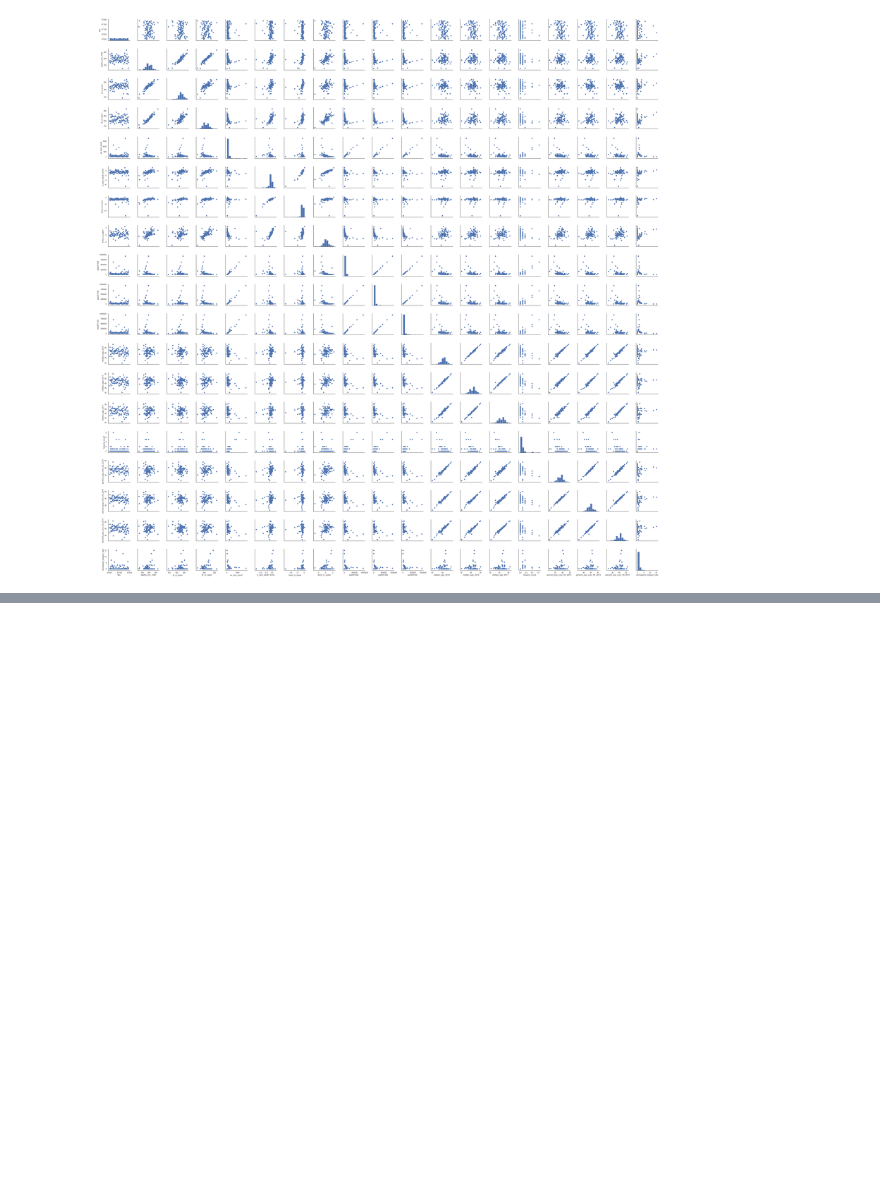
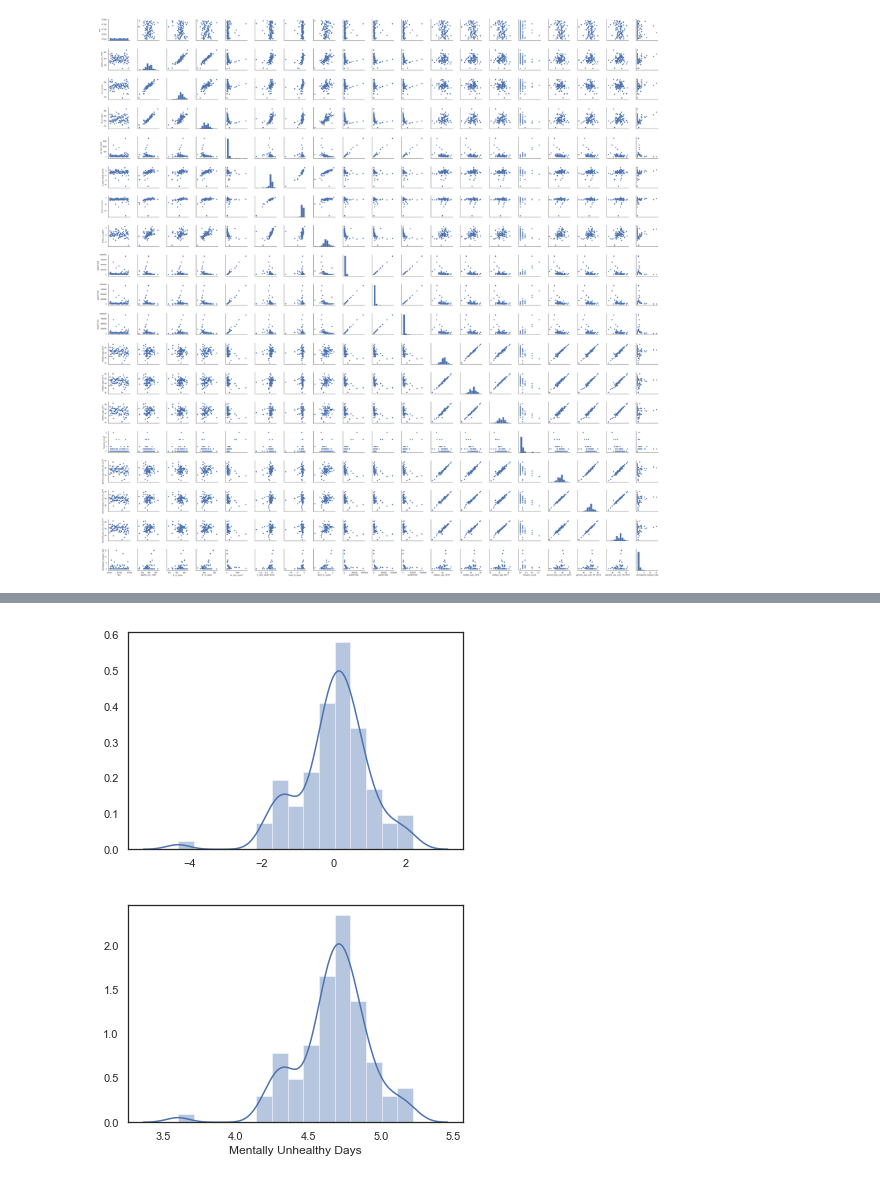
Before and after one commit to praelfj/vanderbilt-aspire-data-essentials, a Jupyter notebook: week_3_and_onward_notebook.ipynb, the cells around one changed output, grey strips where cells are left out. Cells and saved outputs as stored; diff of their text form; code cells hidden in the pictures; blank space fills up the shorter version.

```diff
--- a/week_3_and_onward_notebook.ipynb
+++ b/week_3_and_onward_notebook.ipynb
@@ -538,0 +621,7 @@ pch_pcts[pch_pcts['met_obj'] == 'Yes']
+# %%
+#subset based on columns that look linear w/r to cancer deaths
+linear_columns_with_cancer_deaths = ['Mentally Unhealthy Days', '% Smokers', '% With Access to exercise',
+                                     '% Uninsured', '% Some College', '% Children in Poverty',
+                                    '% Long Commute - Drives Alone', 'deaths_per_100k']
+linear_cancer_deaths = cancer_deaths_stats[linear_columns_with_cancer_deaths]
+linear_cancer_deaths.head()
@@ -538,0 +644,6 @@ pch_pcts[pch_pcts['met_obj'] == 'Yes']
+# %%
+#subset into X and y, scale, and split
+X_all = linear_cancer_deaths.iloc[:,:-1]
+X_scaled = preprocessing.scale(X_all)
+
+y_all = linear_cancer_deaths.iloc[:,-1].values
@@ -538,0 +668,9 @@ pch_pcts[pch_pcts['met_obj'] == 'Yes']
+# %%
+#make sure dist looks ok
+sns.distplot(X_scaled[:,0])
+plt.show()
+sns.distplot(X_all.iloc[:,0])
+plt.show()
+# %% [output]
+[figure, added]
+[figure, added]
```
Also changed, not shown: parts of 18 cells of this notebook, 3 other files.
